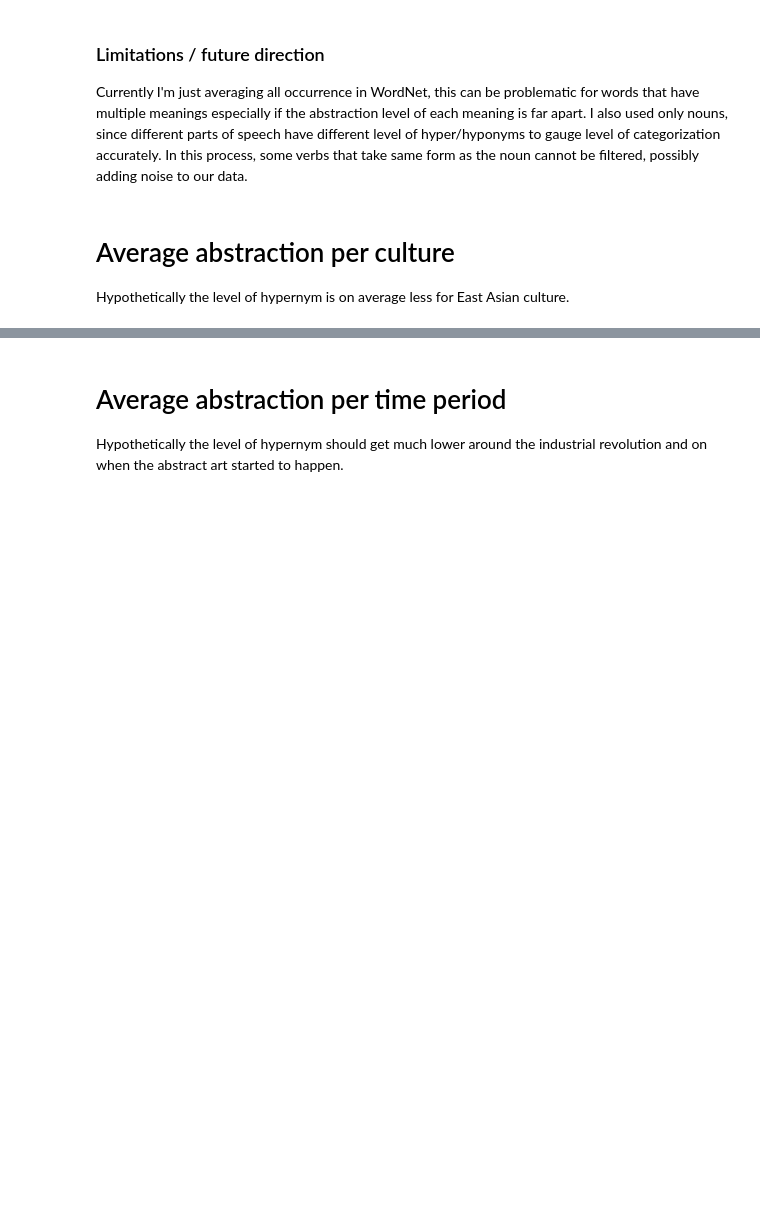
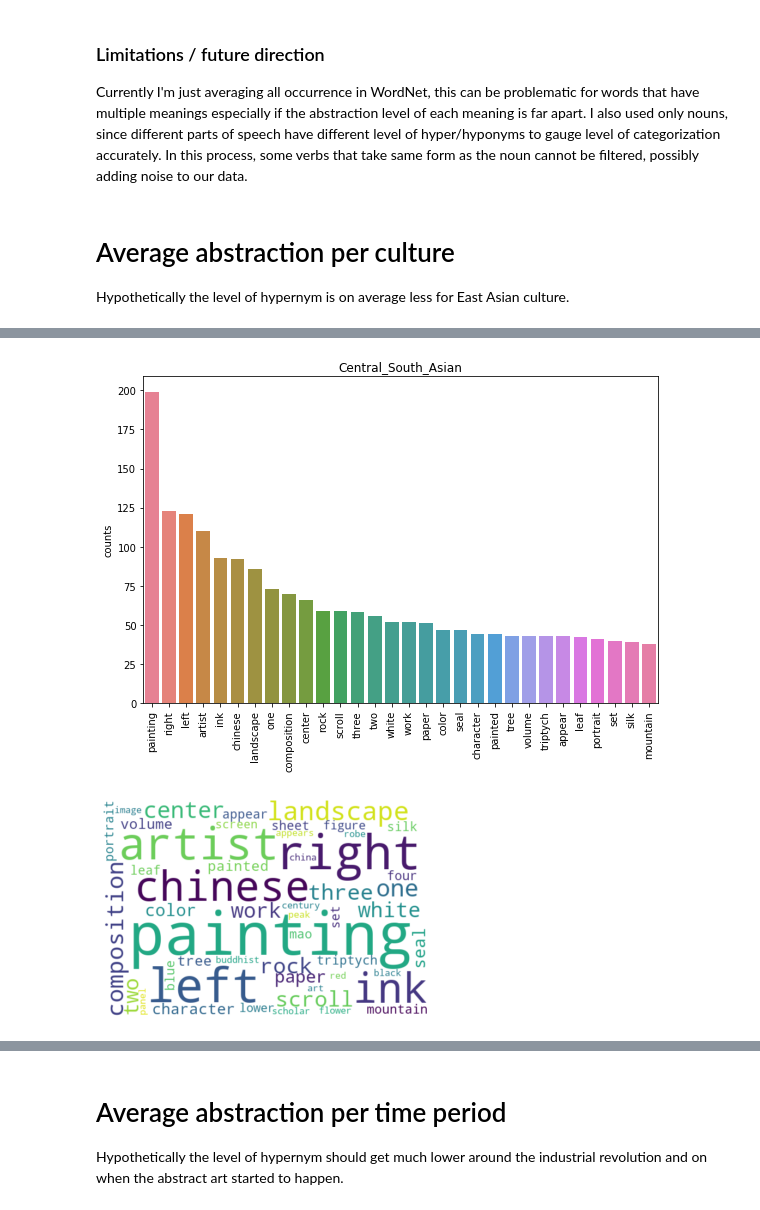
Before and after one commit to stereopickle/art_description_project, a Jupyter notebook: 020.Analysis_Level_of_Abstraction.ipynb, the cells around one changed output, grey strips where cells are left out. Saved outputs shown, nothing was run; the diff lists cells and outputs as text; code cells hidden in the pictures; blank space fills up the shorter version.

```diff
--- a/020.Analysis_Level_of_Abstraction.ipynb
+++ b/020.Analysis_Level_of_Abstraction.ipynb
@@ -180,0 +289,6 @@ Multiple Comparison of Means - Tukey HSD, FWER=0.05
+# %%
+Central_South_Asian = sum(df_cl[df_cl.macro_culture == 'Central_South_Asian']['description'], [])
+plot_words(count_words(East_Asian), 'Central_South_Asian', 'Central_South_Asian')
+# %% [output]
+[figure, added]
+[figure, added]
```
Also changed, not shown: parts of 41 cells of this notebook.
